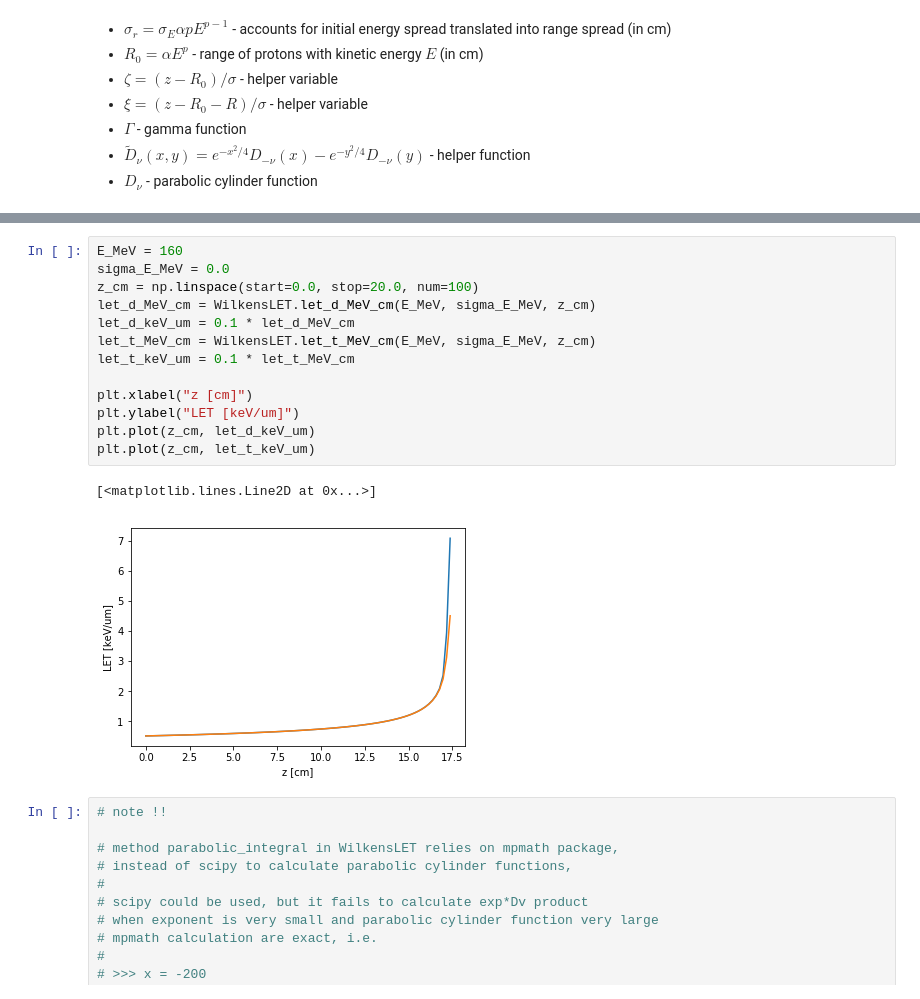
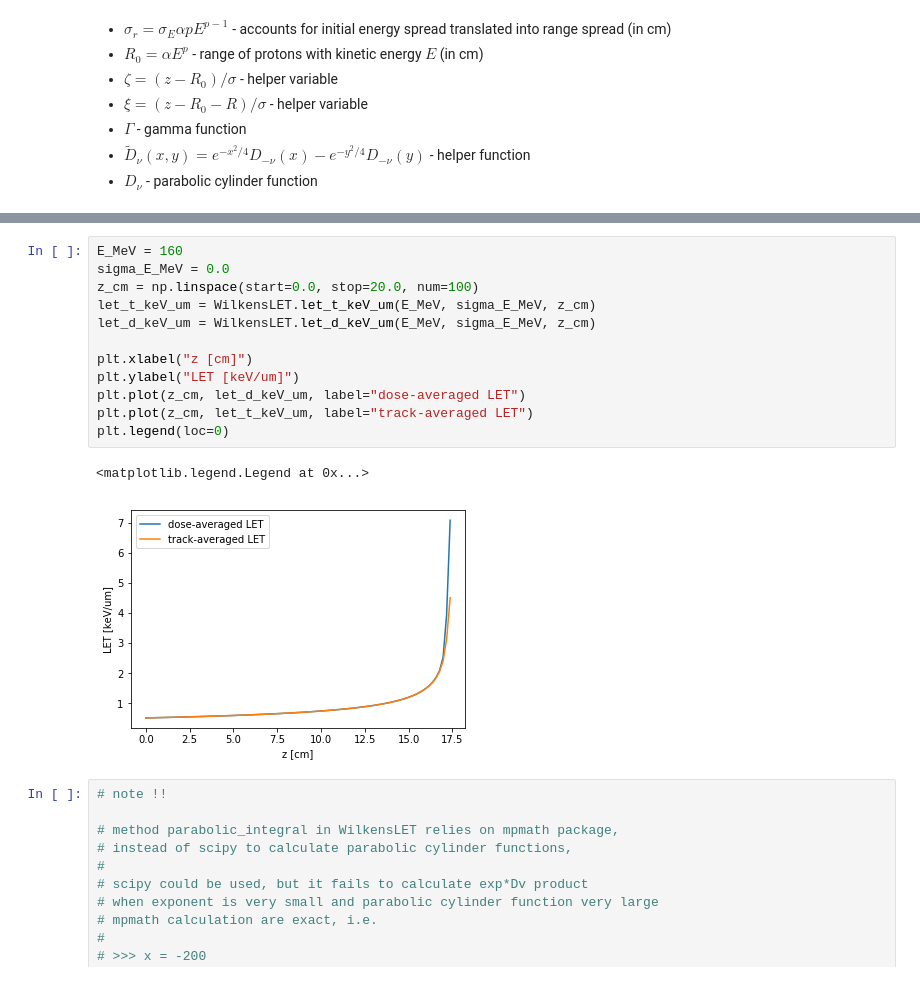
Before and after one commit to DataMedSci/PTAM, a Jupyter notebook: wilkens.ipynb, the cells around one changed output, grey strips where cells are left out. Cells and saved outputs as stored; diff of their text form.

```diff
--- a/wilkens.ipynb
+++ b/wilkens.ipynb
@@ -175,19 +175,18 @@ class WilkensLET(object):
 # %%
 E_MeV = 160
 sigma_E_MeV = 0.0
 z_cm = np.linspace(start=0.0, stop=20.0, num=100)
-let_d_MeV_cm = WilkensLET.let_d_MeV_cm(E_MeV, sigma_E_MeV, z_cm)
-let_d_keV_um = 0.1 * let_d_MeV_cm
-let_t_MeV_cm = WilkensLET.let_t_MeV_cm(E_MeV, sigma_E_MeV, z_cm)
-let_t_keV_um = 0.1 * let_t_MeV_cm
+let_t_keV_um = WilkensLET.let_t_keV_um(E_MeV, sigma_E_MeV, z_cm)
+let_d_keV_um = WilkensLET.let_d_keV_um(E_MeV, sigma_E_MeV, z_cm)
 
 plt.xlabel("z [cm]")
 plt.ylabel("LET [keV/um]")
-plt.plot(z_cm, let_d_keV_um)
-plt.plot(z_cm, let_t_keV_um)
+plt.plot(z_cm, let_d_keV_um, label="dose-averaged LET")
+plt.plot(z_cm, let_t_keV_um, label="track-averaged LET")
+plt.legend(loc=0)
 # %% [output]
-[<matplotlib.lines.Line2D at 0x...>]
+<matplotlib.legend.Legend at 0x...>
-[figure, old version]
+[figure, new version]
 # %%
 # note !!
 
```
Also changed, not shown: parts of 1 cell of this notebook, 2 other files.
